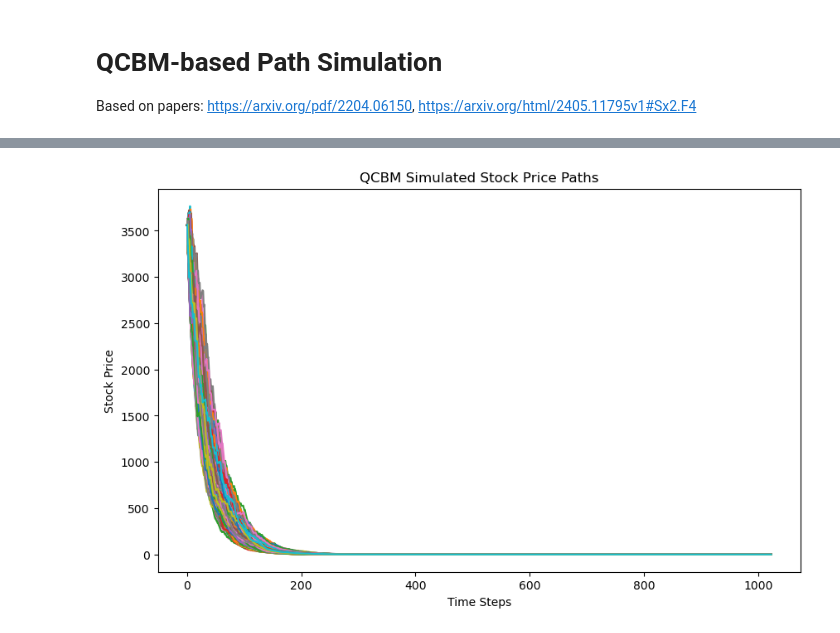
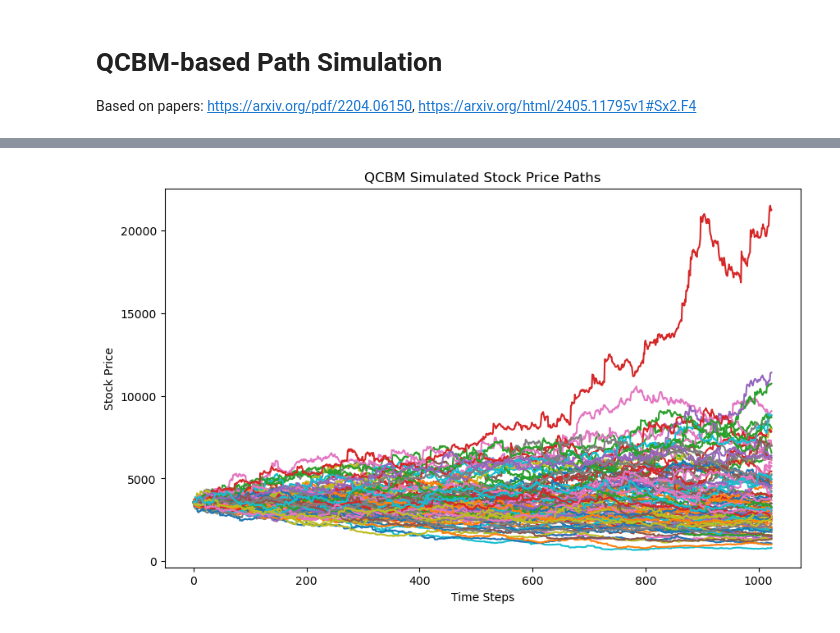
Before and after one commit to Soham-Deshpande/Quantum-Deep-Hedging, a Jupyter notebook: src/QuantumPath/qcbmbased.ipynb, the cells around one changed output, grey strips where cells are left out. Cells and saved outputs as stored; diff of their text form; code cells hidden in the pictures.

```diff
--- a/src/QuantumPath/qcbmbased.ipynb
+++ b/src/QuantumPath/qcbmbased.ipynb
@@ -149,6 +148,9 @@ log_returns, training_data, bins = load_and_preprocess_data('StoxxLarger.csv')
 # %%
-opt = qml.AdamOptimizer(stepsize=0.05)
-params = pnp.array(np.random.uniform(0, np.pi, (layers, total_qubits, 3)), requires_grad=True)
+from pennylane import QNGOptimizer
+opt = qml.AdamOptimizer(stepsize=0.1)
+opt = qml.QNGOptimizer(stepsize=0.1)
+#opt = qml.AdagradOptimizer(stepsize=0.1)
+params = pnp.array(np.random.uniform(-np.pi, np.pi, (layers, total_qubits, 3)), requires_grad=True)
 
 qml.draw_mpl(quantum_model)(params)
 plt.show()
@@ -157,15 +158,0 @@ plt.show()
-# %%
-steps_training = 20
-
-for i in range(steps_training):
-    params = opt.step(cost, params)
-    if i % 10 == 0:
-        print(f"Step {i}: Cost = {cost(params)}")
-
-
-
-def generate_synthetic_log_returns(params, bins, steps=100):
-    quantum_probs = quantum_model(params)
-    #print(qml.draw(quantum_probs))
-    sampled_indices = np.random.choice(len(quantum_probs), p=quantum_probs, size=steps)
-    return bins[sampled_indices]
@@ -187,37 +233,35 @@ plt.show()
 # %%
-
-
-def simulate_stochastic_path(params, bins, steps=100, start_value=100):
+def simulate_path(params, bins, steps=100, start_value=100):
     log_returns = generate_synthetic_log_returns(params, bins, steps)
     S = np.zeros(steps)
     S[0] = 3564.63  # Starting value
     for t in range(1, steps):
         S[t] = S[t - 1] * np.exp(log_returns[t])
     return S
 
-# Propagate the learned stochastic process
-def propagate_stochastic_process(params, bins, num_paths=10, steps=100):
+# Propagate the learned process
+def propagate_process(params, bins, num_paths=10, steps=100):
     paths = []
     for _ in range(num_paths):
-        path = simulate_stochastic_path(params, bins, steps)
+        path = simulate_path(params, bins, steps)
         paths.append(path)
     return np.array(paths)
 
 
-num_paths = 1000
+num_paths = 100
 steps = 256*4
-paths = propagate_stochastic_process(params, bins, num_paths, steps)
+paths = propagate_process(params, bins, num_paths, steps)
 
 
 plt.figure(figsize=(10, 6))
 for i, path in enumerate(paths):
     plt.plot(path, label=f'Path {i+1}')
 plt.xlabel('Time Steps')
 plt.ylabel('Stock Price')
 plt.title('QCBM Simulated Stock Price Paths')
 plt.show()
 # %% [output]
-[figure, old version]
+[figure, new version]
 # %%
 from sklearn.metrics import pairwise_distances
 from sklearn.manifold import MDS
```
Also changed, not shown: parts of 20 cells of this notebook, 8 other files.
